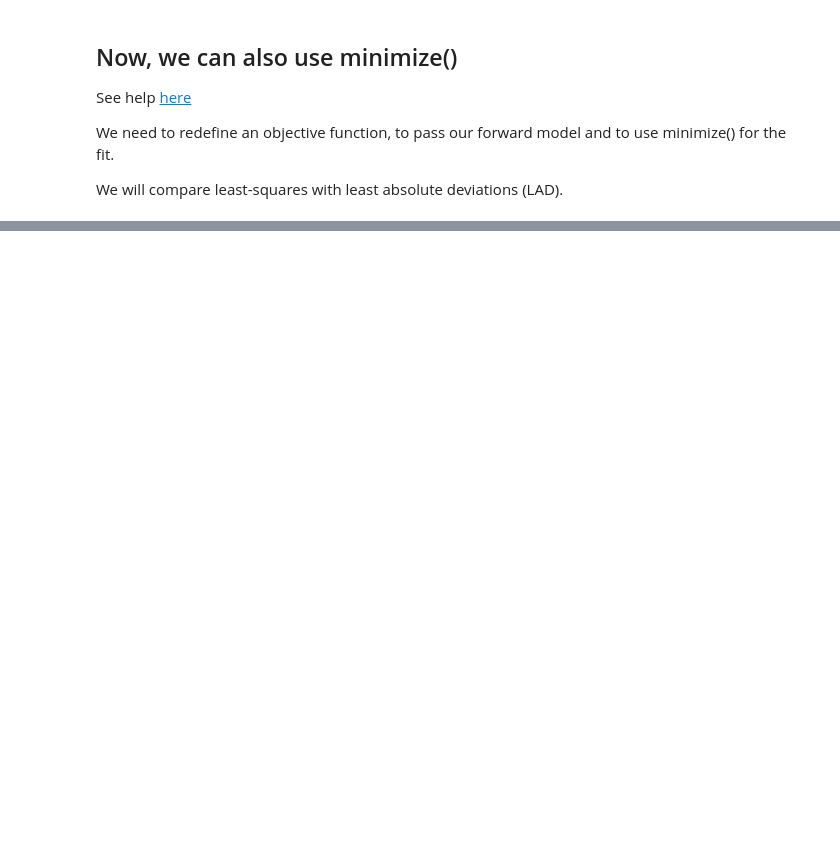
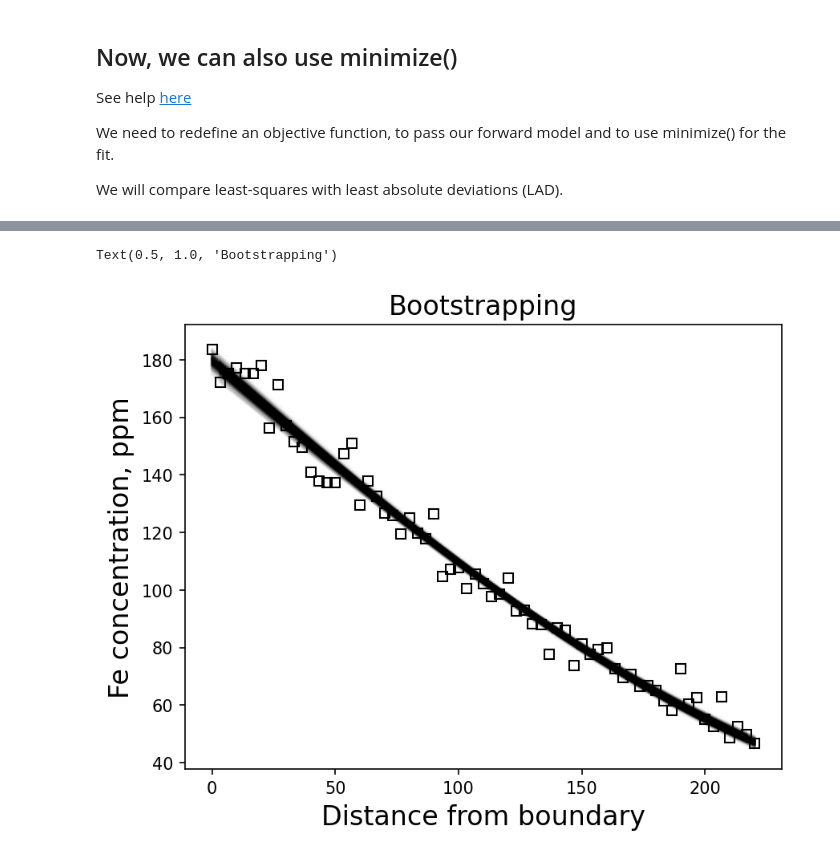
Before and after one commit to charlesll/ModelisationGeochimie, a Jupyter notebook: RealWorldProblem_OlivineDiffusion.ipynb, the cells around one changed output, grey strips where cells are left out. Cells and saved outputs as stored; diff of their text form; code cells hidden in the pictures; blank space fills up the shorter version.

```diff
--- a/RealWorldProblem_OlivineDiffusion.ipynb
+++ b/RealWorldProblem_OlivineDiffusion.ipynb
@@ -165,0 +269,44 @@ We will compare least-squares with least absolute deviations (LAD).
+# %%
+# put x and y together
+data_ = np.vstack((x_obs_1, y_obs_1)).T
+
+# variable for the number of iterations
+n_iter = 1000
+
+# create an array to record model values
+model_bootstrap = []
+
+# plot the original data
+plt.figure(dpi=150)
+plt.plot(data_[:,0], data_[:,1],"ks", mfc="none")
+
+# below we generate n_iter subsamples and fit them
+# we then store the estimated parameters in model_bootstrap
+# this will allow us to get an estimate later of the distribution of model parameters
+for i in range(n_iter):
+    # how many lines
+    n = len(x_obs_1)
+    # random lines selection
+    random_lines = np.random.randint(0,n, size=n)
+    # draw subsample
+    subsample = data_[random_lines,:]
+
+    #defining the fitting data in two vectors
+    x_fit = subsample[:,0]
+    y_fit = subsample[:,1]
+
+    # fit
+    result_LS = minimize(least_squares, [-13.5,190.], args=(x_fit,y_fit))
+
+    # appending the best parameters to my recording list
+    model_bootstrap.append(result_LS['x'])
+
+    # showing the predicted curve
+    plt.plot(np.sort(x_fit), forward_model(np.sort(x_fit),*result_LS['x']),"k-", alpha=0.01)
+
+plt.xlabel("Distance from boundary",fontsize=16)
+plt.ylabel("Fe concentration, ppm",fontsize=16)
+plt.title("Bootstrapping",fontsize=16)
+# %% [output]
+Text(0.5, 1.0, 'Bootstrapping')
+[figure, added]
```
Also changed, not shown: parts of 24 cells of this notebook.
